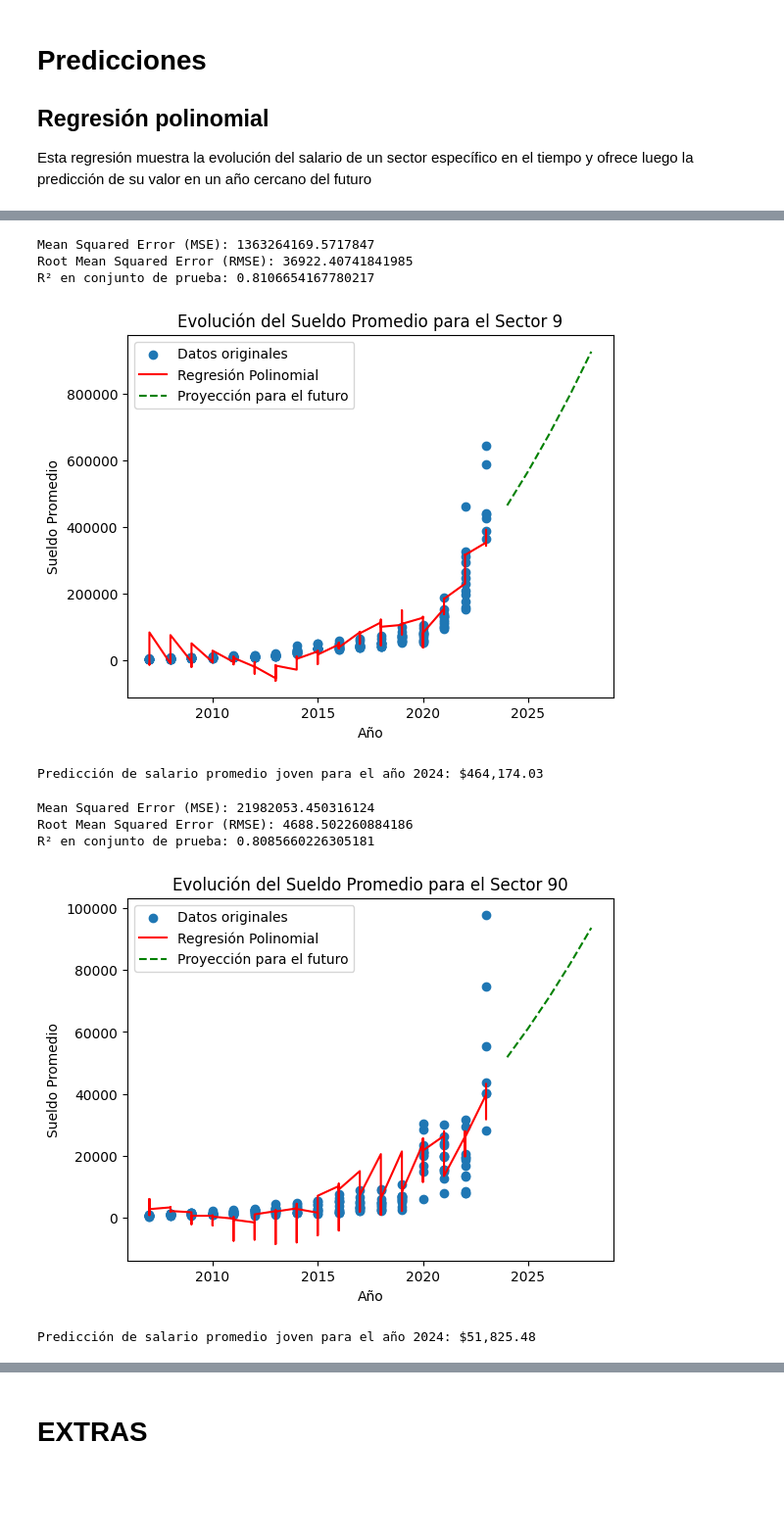
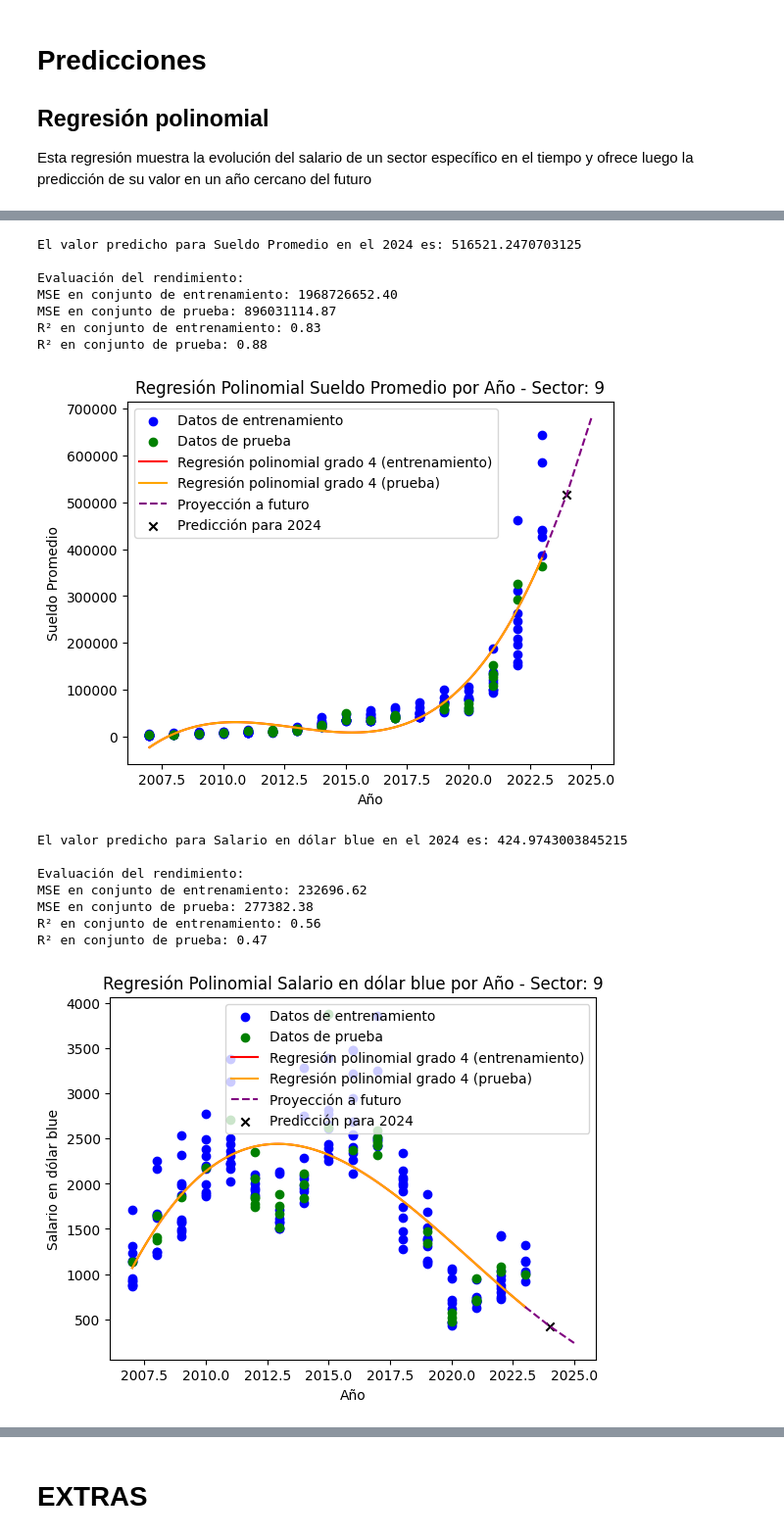
Before and after one commit to IlledNacu/TP2mate3, a Jupyter notebook: TP_SalarioJoven.ipynb, the cells around one changed output, grey strips where cells are left out. Shown at 98% size. Drawn from its saved outputs; the diff is of its cells as text; code cells hidden in the pictures; blank space fills up the shorter version.

Commit message:
otra regresion polinomial pero de grado 4

```diff
--- a/TP_SalarioJoven.ipynb
+++ b/TP_SalarioJoven.ipynb
@@ -532,18 +541,19 @@ Dado lo analizado anteriormente y que las diferencias son cada vez más grandes
-# %%
-sector_proy = int(input("Ingrese el sector del que desea ver la evolución y generar una proyección:"))
-graficar_evolucion_sector(salarios_dolar_blue, sector_proy)
-# %% [output]
-Mean Squared Error (MSE): 1363264169.5717847
-Root Mean Squared Error (RMSE): 36922.40741841985
-R² en conjunto de prueba: 0.8106654167780217
-[figure, removed]
-Predicción de salario promedio joven para el año 2024: $464,174.03
-# %%
-sector_proy = int(input("Ingrese el sector del que desea ver la evolución y generar una proyección:"))
-graficar_evolucion_sector(salarios_dolar_blue, sector_proy)
-# %% [output]
-Mean Squared Error (MSE): 21982053.450316124
-Root Mean Squared Error (RMSE): 4688.502260884186
-R² en conjunto de prueba: 0.8085660226305181
-[figure, removed]
-Predicción de salario promedio joven para el año 2024: $51,825.48
+# %%
+grafico_regresion_polinomial(salarios_dolar_blue, 9, 2024)
+# %% [output]
+El valor predicho para Sueldo Promedio en el 2024 es: 516521.2470703125
+
+Evaluación del rendimiento:
+MSE en conjunto de entrenamiento: 1968726652.40
+MSE en conjunto de prueba: 896031114.87
+R² en conjunto de entrenamiento: 0.83
+R² en conjunto de prueba: 0.88
+[figure, added]
+El valor predicho para Salario en dólar blue en el 2024 es: 424.9743003845215
+
+Evaluación del rendimiento:
+MSE en conjunto de entrenamiento: 232696.62
+MSE en conjunto de prueba: 277382.38
+R² en conjunto de entrenamiento: 0.56
+R² en conjunto de prueba: 0.47
+[figure, added]
```
Also changed, not shown: parts of 5 cells of this notebook.
